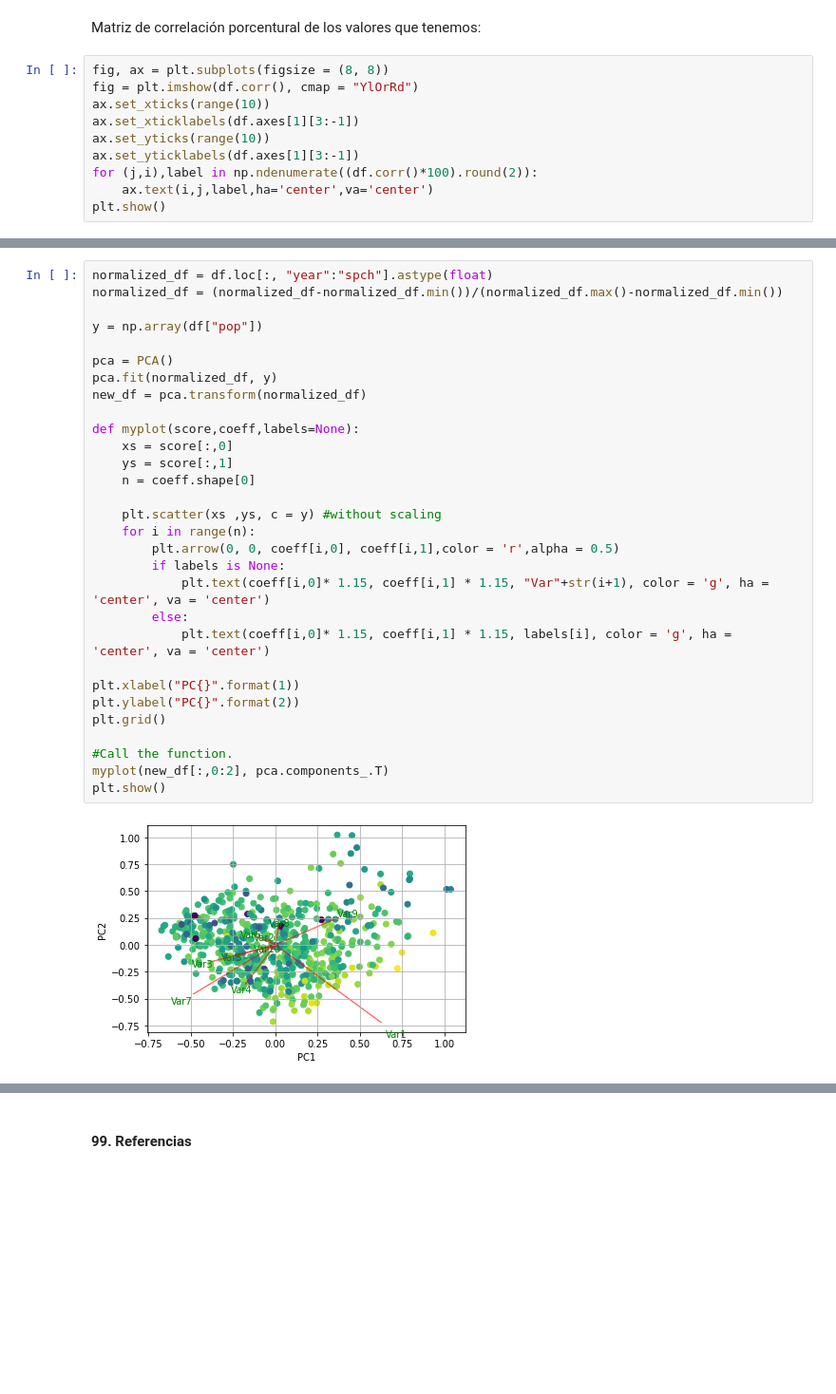
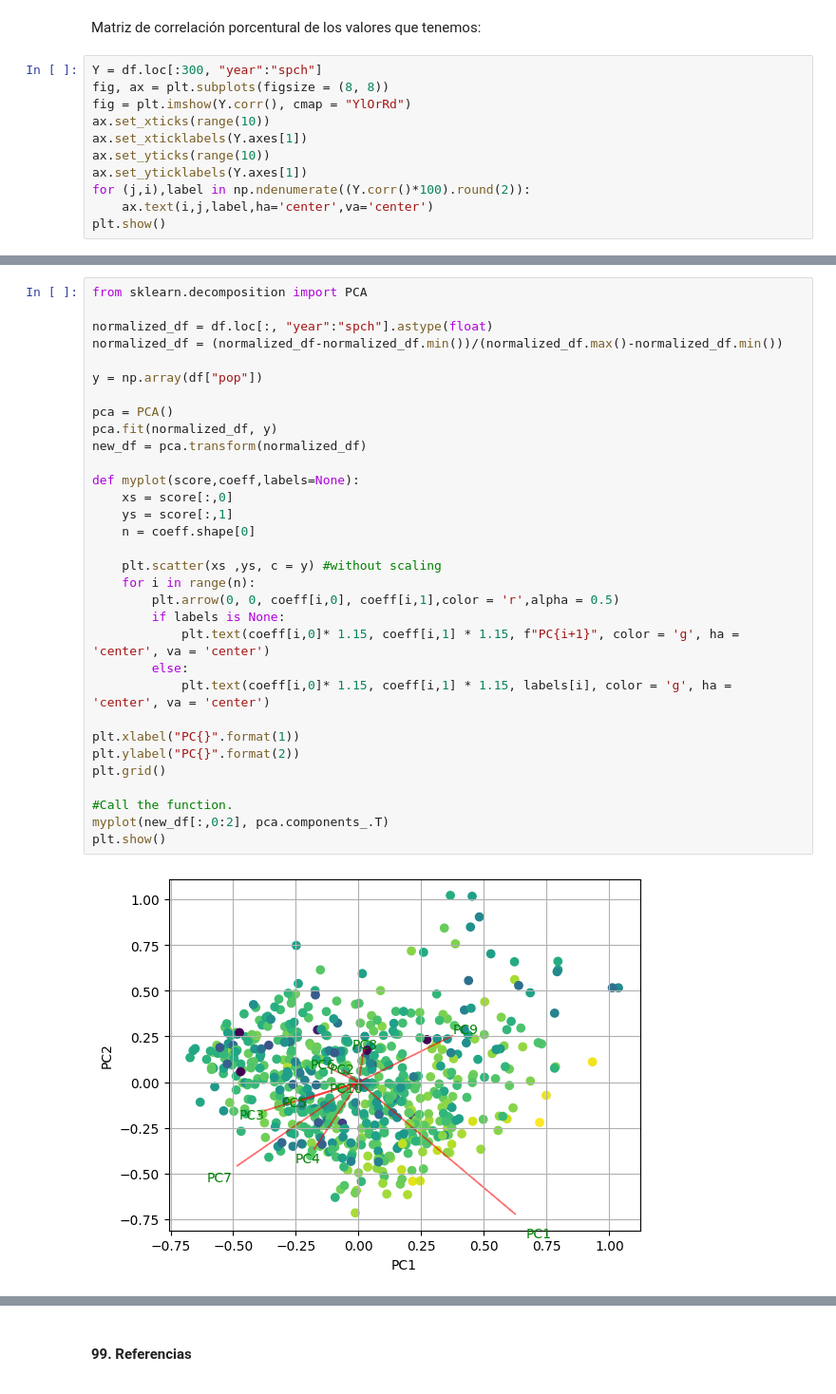
Before and after one commit to JoaquinMateosBarroso/Spotify-songs, a Jupyter notebook: Análisis_Spotify.ipynb, the cells around one changed output, grey strips where cells are left out. Shown at 95% size. Cells and saved outputs as stored; diff of their text form; blank space fills up the shorter version.

```diff
--- a/Análisis_Spotify.ipynb
+++ b/Análisis_Spotify.ipynb
@@ -120,13 +160,14 @@ df.describe().T
 # %% [markdown]
 Matriz de correlación porcentural de los valores que tenemos:
 # %%
+Y = df.loc[:300, "year":"spch"]
 fig, ax = plt.subplots(figsize = (8, 8))
-fig = plt.imshow(df.corr(), cmap = "YlOrRd")
+fig = plt.imshow(Y.corr(), cmap = "YlOrRd")
 ax.set_xticks(range(10))
-ax.set_xticklabels(df.axes[1][3:-1])
+ax.set_xticklabels(Y.axes[1])
 ax.set_yticks(range(10))
-ax.set_yticklabels(df.axes[1][3:-1])
-for (j,i),label in np.ndenumerate((df.corr()*100).round(2)):
+ax.set_yticklabels(Y.axes[1])
+for (j,i),label in np.ndenumerate((Y.corr()*100).round(2)):
     ax.text(i,j,label,ha='center',va='center')
 plt.show()
 # %% [output]
@@ -137,32 +185,34 @@ Tal vez, con 600 canciones a analizar, no sea necesario el uso de este algoritmo
 # %%
+from sklearn.decomposition import PCA
+
 normalized_df = df.loc[:, "year":"spch"].astype(float)
 normalized_df = (normalized_df-normalized_df.min())/(normalized_df.max()-normalized_df.min())
 
 y = np.array(df["pop"])
 
 pca = PCA()
 pca.fit(normalized_df, y)
 new_df = pca.transform(normalized_df)
 
 def myplot(score,coeff,labels=None):
     xs = score[:,0]
     ys = score[:,1]
     n = coeff.shape[0]
 
     plt.scatter(xs ,ys, c = y) #without scaling
     for i in range(n):
         plt.arrow(0, 0, coeff[i,0], coeff[i,1],color = 'r',alpha = 0.5)
         if labels is None:
-            plt.text(coeff[i,0]* 1.15, coeff[i,1] * 1.15, "Var"+str(i+1), color = 'g', ha = 'center', va = 'center')
+            plt.text(coeff[i,0]* 1.15, coeff[i,1] * 1.15, f"PC{i+1}", color = 'g', ha = 'center', va = 'center')
         else:
             plt.text(coeff[i,0]* 1.15, coeff[i,1] * 1.15, labels[i], color = 'g', ha = 'center', va = 'center')
 
 plt.xlabel("PC{}".format(1))
 plt.ylabel("PC{}".format(2))
 plt.grid()
 
 #Call the function.
 myplot(new_df[:,0:2], pca.components_.T)
 plt.show()
 # %% [output]
-[figure, old version]
+[figure, new version]
```
Also changed, not shown: parts of 31 cells of this notebook, 2 other files.
